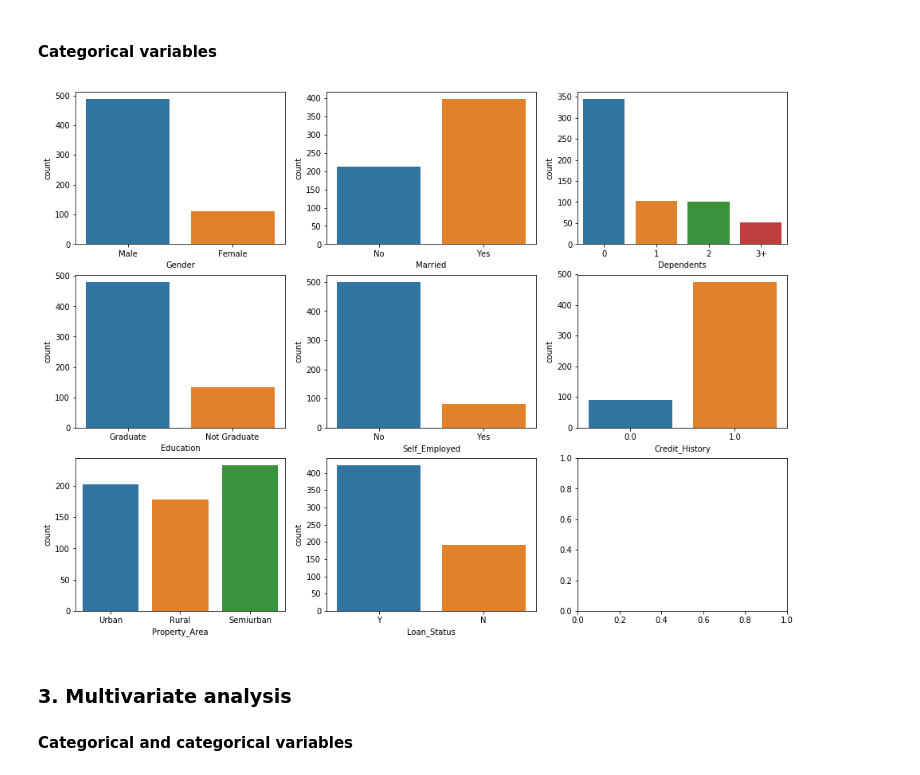
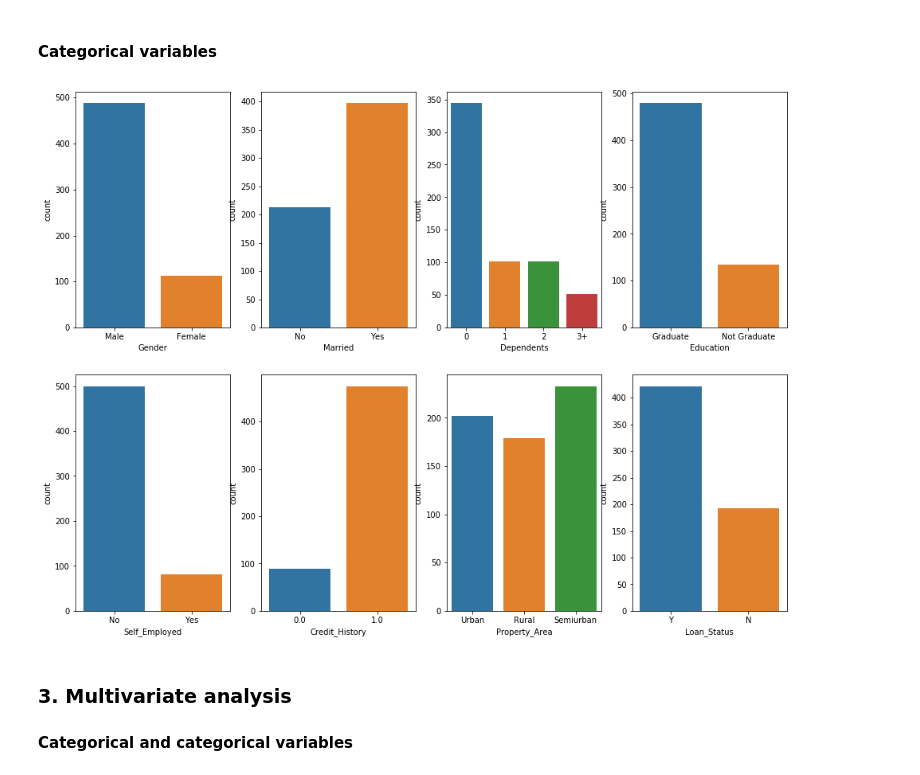
Before and after one commit to agarwal-peeush/Learning, a Jupyter notebook: ML/LoanPredictionProblem/LoanPrediction_Insights.ipynb, the cells around one changed output. Cells and saved outputs as stored; diff of their text form; code cells hidden in the pictures.

```diff
--- a/ML/LoanPredictionProblem/LoanPrediction_Insights.ipynb
+++ b/ML/LoanPredictionProblem/LoanPrediction_Insights.ipynb
@@ -114,14 +114,14 @@ Loan_Amount_Term contains Null values, cannot plot histogram for all values.
 #### Categorical variables
 # %%
 # Plot bar chart for all categorical variables
-fig, axes = plt.subplots(3,3,figsize=(16,12))
+fig, axes = plt.subplots(2,4,figsize=(16,12))
 
 for index, value in enumerate(categorical_variables, start=1):
-    plt.subplot(3,3,index)
+    plt.subplot(2,4,index)
     sns.countplot(train[value])
 plt.show()
 # %% [output]
-[figure, old version]
+[figure, new version]
 # %% [markdown]
 ### 3. Multivariate analysis
 #### Categorical and categorical variables
```
Also changed, not shown: parts of 3 cells of this notebook.
